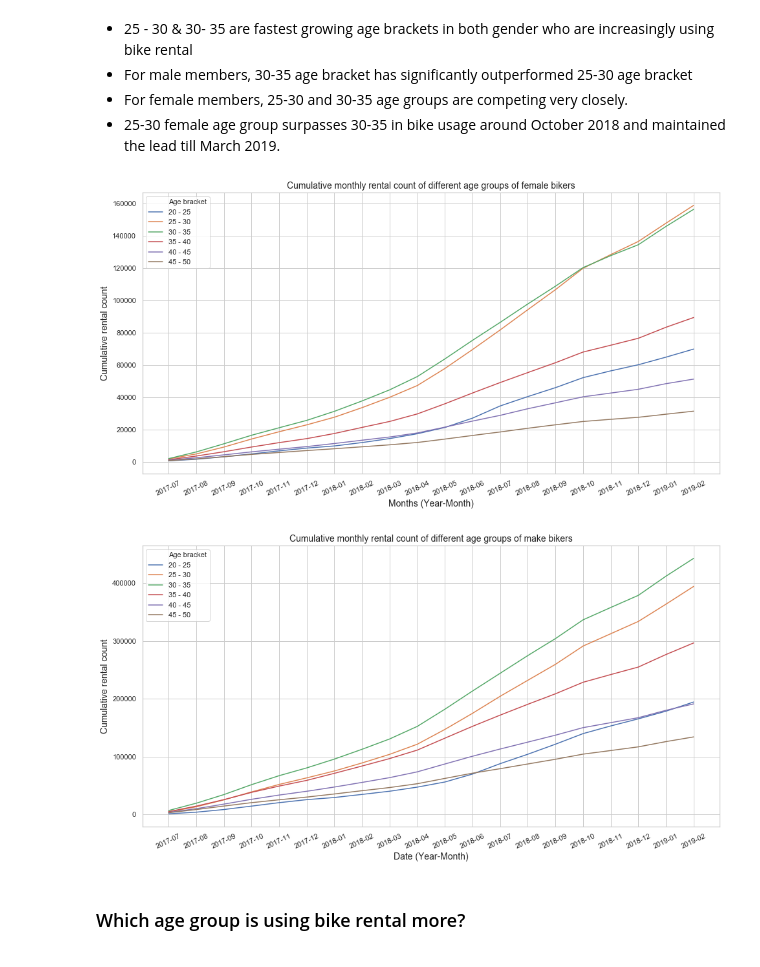
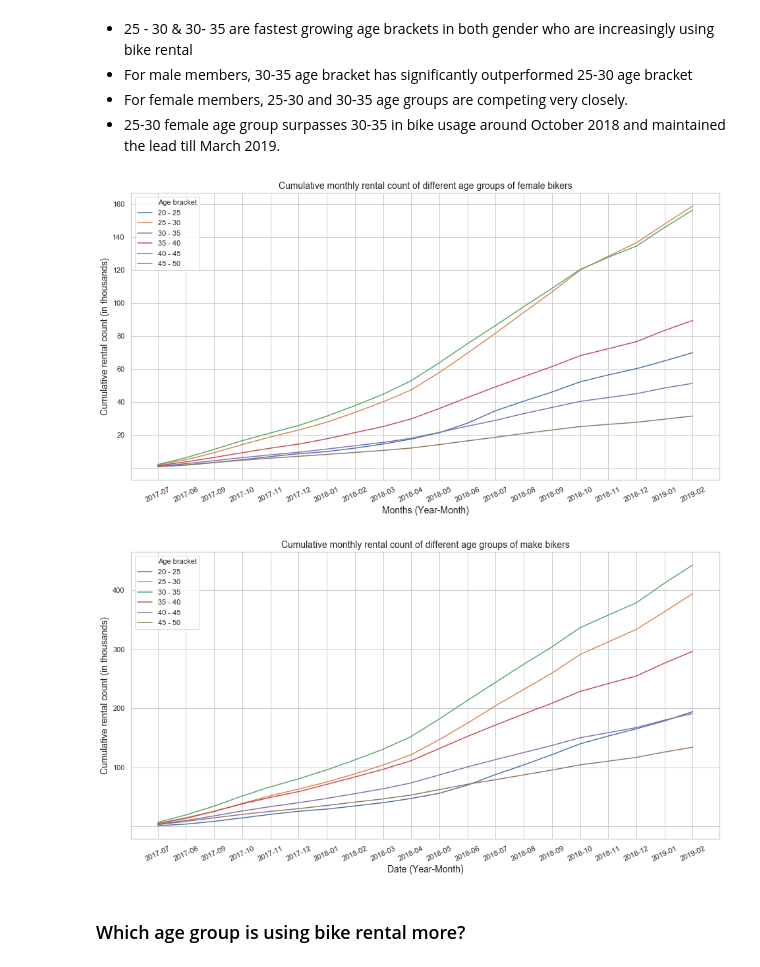
Before and after one commit to abhimita/ford-go-bike, a Jupyter notebook: Exploratory analysis (Ford Go Bike).ipynb, the cells around one changed output. Cells and saved outputs as stored; diff of their text form; code cells hidden in the pictures.

```diff
--- a/Exploratory analysis (Ford Go Bike).ipynb
+++ b/Exploratory analysis (Ford Go Bike).ipynb
@@ -812,6 +801,10 @@ monthly_metric_df['cumulative_duration_hours'] = (monthly_metric_df.duration_sec
 ### How is the business doing in past few years?<a class="anchor" id="business_performance"></a>
 
 All three cumulative values show steady upward trend with almost equal slope indicating growth of business. Careful look reveals that there is growth spurt from April 2018 till October 2018 showing relatively higher growth rate compared to same period in previous year. After October 2018, rental business shows signs of slow down.
+# %%
+def scale_yaxis(ax):
+    fig.canvas.draw()
+    ax.set_yticklabels([y.get_text()[:-3]  for y in ax.get_yticklabels()])
 # %%
 # Visualization of monthly metrics
 fig, ax = plt.subplots(1, 3, figsize=(20,6),sharex=True)
@@ -985,18 +985,19 @@ agg_df = agg_df.query("end_time_year_month >= '2017-07' and end_time_year_month
 # %%
 # Plot cumulative rental count for female bikers upto age bracket 45 - 50 years
 fig, ax = plt.subplots(figsize=(16,8))
 sns.lineplot(data=agg_df.query("member_gender == 'Female' and member_age_bracket >= '20 - 25' and member_age_bracket <= '45 - 50'"),
              x='end_time_year_month',
              y='cumulative_rental_count',
              hue='member_age_bracket',
              estimator=None);
-ax.set_ylabel('Cumulative rental count', fontsize=14)
+ax.set_ylabel('Cumulative rental count (in thousands)', fontsize=14)
 ax.set_xlabel('Months (Year-Month)', fontsize=14)
 plt.xticks(rotation=25)
+scale_yaxis(plt.gca())
 ax.set_title('Cumulative monthly rental count of different age groups of female bikers', fontsize=14);
 plt.legend().get_texts()[0].set_text("Age bracket")
 # %% [output]
-[figure, old version]
+[figure, new version]
 # %%
 # Plot cumulative rental count for male bikers
 fig, ax = plt.subplots(figsize=(16,8))
@@ -1005,14 +1006,15 @@ sns.lineplot(data=agg_df.query("member_gender == 'Male' and member_age_bracket >
              y='cumulative_rental_count',
              hue='member_age_bracket',
              estimator=None);
-ax.set_ylabel('Cumulative rental count', fontsize=14)
+ax.set_ylabel('Cumulative rental count (in thousands)', fontsize=14)
 ax.set_title('Cumulative monthly rental count of different age groups of make bikers', fontsize=14)
 plt.xticks(rotation=25)
 ax.legend()
+scale_yaxis(plt.gca())
 ax.set_xlabel('Date (Year-Month)', fontsize=14)
 plt.legend().get_texts()[0].set_text("Age bracket")
 # %% [output]
-[figure, old version]
+[figure, new version]
 # %% [markdown]
 ### Which age group is using bike rental more?<a class="anchor" id="business_growth_age_group"></a>
 # %%
```
Also changed, not shown: parts of 5 cells of this notebook.
